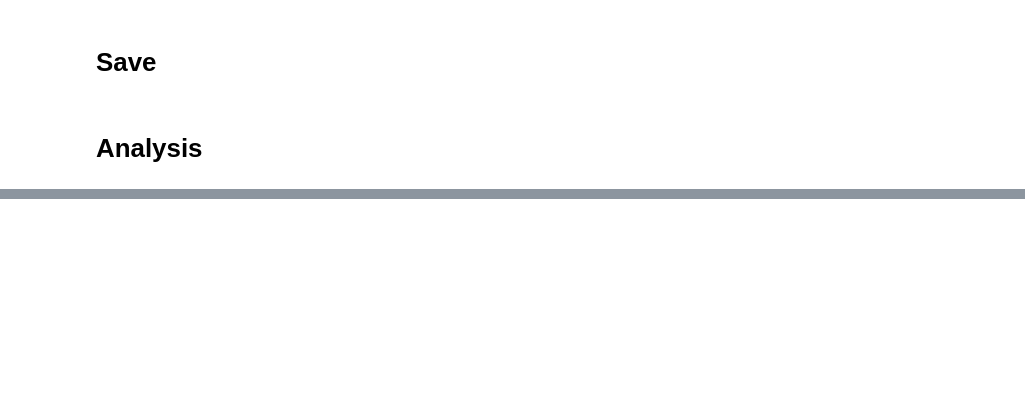
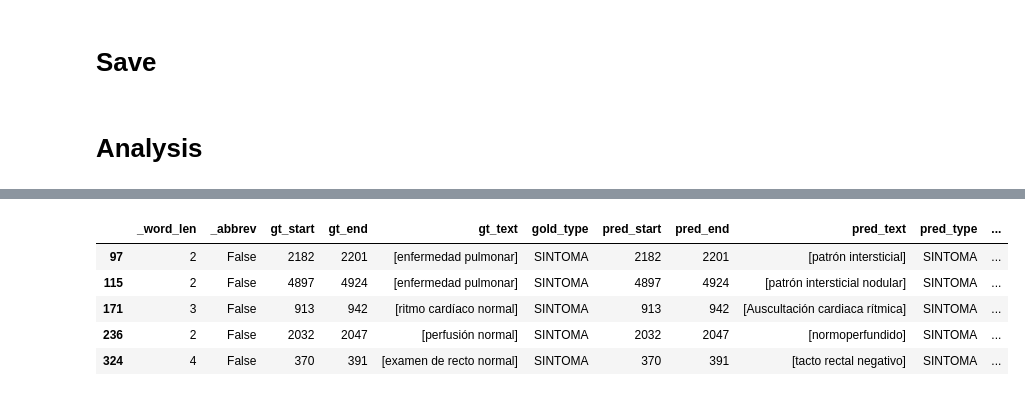
Before and after one commit to hpi-dhc/symptemist, a Jupyter notebook: 1_LLM_Simplification.ipynb, the cells around one changed output, grey strips where cells are left out. Cells and saved outputs as stored; diff of their text form; code cells hidden in the pictures; blank space fills up the shorter version.

```diff
--- a/1_LLM_Simplification.ipynb
+++ b/1_LLM_Simplification.ipynb
@@ -320,0 +387,9 @@ ea_after_simple = error_analysis(simplified_ds['train'], simplified_candidates_c
+# %%
+ea_after_simple[(ea_before_simpl.pred_index == -1) & (ea_after_simple.pred_index == 0)].head(5)
+# %% [output]
+|  | _word_len | _abbrev | gt_start | gt_end | gt_text | gold_type | pred_start | pred_end | pred_text | pred_type | ... |
+| 97 | 2 | False | 2182 | 2201 | [enfermedad pulmonar] | SINTOMA | 2182 | 2201 | [patrón intersticial] | SINTOMA | ... |
+| 115 | 2 | False | 4897 | 4924 | [enfermedad pulmonar] | SINTOMA | 4897 | 4924 | [patrón intersticial nodular] | SINTOMA | ... |
+| 171 | 3 | False | 913 | 942 | [ritmo cardíaco normal] | SINTOMA | 913 | 942 | [Auscultación cardiaca rítmica] | SINTOMA | ... |
+| 236 | 2 | False | 2032 | 2047 | [perfusión normal] | SINTOMA | 2032 | 2047 | [normoperfundido] | SINTOMA | ... |
+| 324 | 4 | False | 370 | 391 | [examen de recto normal] | SINTOMA | 370 | 391 | [tacto rectal negativo] | SINTOMA | ... |
```
Also changed, not shown: parts of 26 cells of this notebook.
